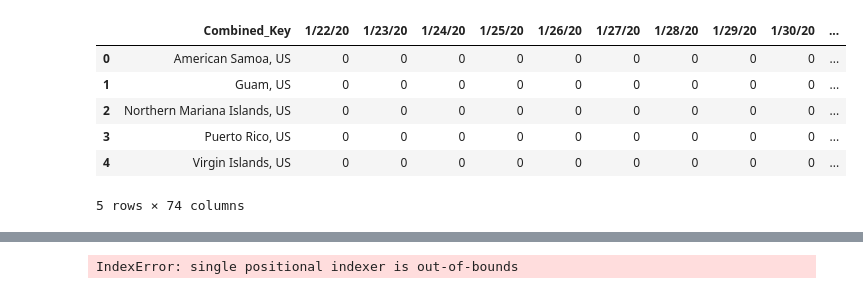
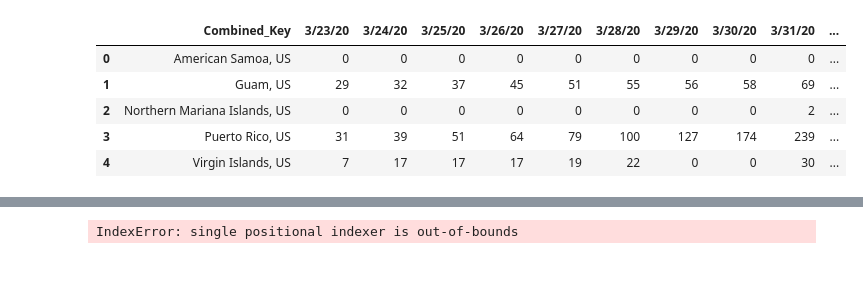
Before and after one commit to JosefHartsough/COVID-19-Prediction, a Jupyter notebook: jupyter/testing.ipynb, the cells around one changed output, grey strips where cells are left out. Saved outputs shown, nothing was run; the diff lists cells and outputs as text; code cells hidden in the pictures.

```diff
--- a/jupyter/testing.ipynb
+++ b/jupyter/testing.ipynb
@@ -5,7 +5,7 @@ from sklearn.metrics import mean_squared_error
 import pandas as pd
 
 # url = 'https://raw.githubusercontent.com/CSSEGISandData/COVID-19/master/csse_covid_19_data/csse_covid_19_time_series/time_series_covid19_confirmed_US.csv'
-url = './time_series_covid19_confirmed_US - time_series_covid19_confirmed_US.csv'
+url = './time_series_covid19_confirmed_US_small.csv'
 confirmed = pd.read_csv(url, error_bad_lines=False)
 # url = 'https://raw.githubusercontent.com/CSSEGISandData/COVID-19/master/csse_covid_19_data/csse_covid_19_time_series/time_series_covid19_deaths_US.csv'
 # death = pd.read_csv(url, error_bad_lines=False)
@@ -14,7 +14,7 @@ confirmed = pd.read_csv(url, error_bad_lines=False)
 
 # url = 'https://raw.githubusercontent.com/CSSEGISandData/COVID-19/master/csse_covid_19_data/csse_covid_19_time_series/time_series_covid19_confirmed_global.csv'
 # confirmed = pd.read_csv(url, error_bad_lines=False)
-url = 'time_series_covid19_deaths_US - time_series_covid19_deaths_US.csv'
+url = 'time_series_covid19_deaths_US_small.csv'
 death = pd.read_csv(url, error_bad_lines=False)
 # url = 'https://raw.githubusercontent.com/CSSEGISandData/COVID-19/master/csse_covid_19_data/csse_covid_19_time_series/time_series_covid19_recovered_global.csv'
 # recover = pd.read_csv(url, error_bad_lines=False)
@@ -28,28 +28,25 @@ death = pd.read_csv(url, error_bad_lines=False)
 # recover['Country/Region']= recover['Country/Region'].str.replace("US", "Unites States")
 # %%
 # Get population
-population=pd.read_csv('./population.csv', sep=',', encoding='latin1')
-# confirmed=pd.merge(confirmed, population,how='left' ,on=['Combined_Key'])
-# death=pd.merge(death, population,how='left' ,on=['Combined_Key'])
+population=pd.read_csv('./population_small.csv', sep=',', encoding='latin1')
+confirmed=pd.merge(confirmed, population,how='left' ,on=['Combined_Key'])
+death=pd.merge(death, population,how='left' ,on=['Combined_Key'])
 # recover=pd.merge(recover, population,how='left' ,on=['Province/State','Country/Region'])
 # %%
 # merge region
 confirmed['region'] = confirmed['Combined_Key'].map(str)
-# print("what is confirmed region", confirmed['region'])
-# for region in confirmed['region']:
-#     region = region.replace(", US", "")
-# print(confirmed['region'])
+confirmed['region']= confirmed['region'].str.replace(" ", "_").replace(",", "")
 death['region'] = death['Combined_Key'].map(str)
+death['region']= death['region'].str.replace(" ", "_").replace(",", "")
 # recover['region']=recover['Country/Region'].map(str)+'_'+recover['Province/State'].map(str)
 confirmed.iloc[:5,:]
 # %% [output]
-|  | Combined_Key | 1/22/20 | 1/23/20 | 1/24/20 | 1/25/20 | 1/26/20 | 1/27/20 | 1/28/20 | 1/29/20 | 1/30/20 | ... |
+|  | Combined_Key | 3/23/20 | 3/24/20 | 3/25/20 | 3/26/20 | 3/27/20 | 3/28/20 | 3/29/20 | 3/30/20 | 3/31/20 | ... |
 | 0 | American Samoa, US | 0 | 0 | 0 | 0 | 0 | 0 | 0 | 0 | 0 | ... |
-| 1 | Guam, US | 0 | 0 | 0 | 0 | 0 | 0 | 0 | 0 | 0 | ... |
-| 2 | Northern Mariana Islands, US | 0 | 0 | 0 | 0 | 0 | 0 | 0 | 0 | 0 | ... |
-| 3 | Puerto Rico, US | 0 | 0 | 0 | 0 | 0 | 0 | 0 | 0 | 0 | ... |
-| 4 | Virgin Islands, US | 0 | 0 | 0 | 0 | 0 | 0 | 0 | 0 | 0 | ... |
+| 1 | Guam, US | 29 | 32 | 37 | 45 | 51 | 55 | 56 | 58 | 69 | ... |
+| 2 | Northern Mariana Islands, US | 0 | 0 | 0 | 0 | 0 | 0 | 0 | 0 | 2 | ... |
+| 3 | Puerto Rico, US | 31 | 39 | 51 | 64 | 79 | 100 | 127 | 174 | 239 | ... |
+| 4 | Virgin Islands, US | 7 | 17 | 17 | 17 | 19 | 22 | 0 | 0 | 30 | ... |
-5 rows × 74 columns
 # %%
 def create_ts(df):
   ts=df
```
Also changed, not shown: parts of 11 cells of this notebook, 8 other files.
